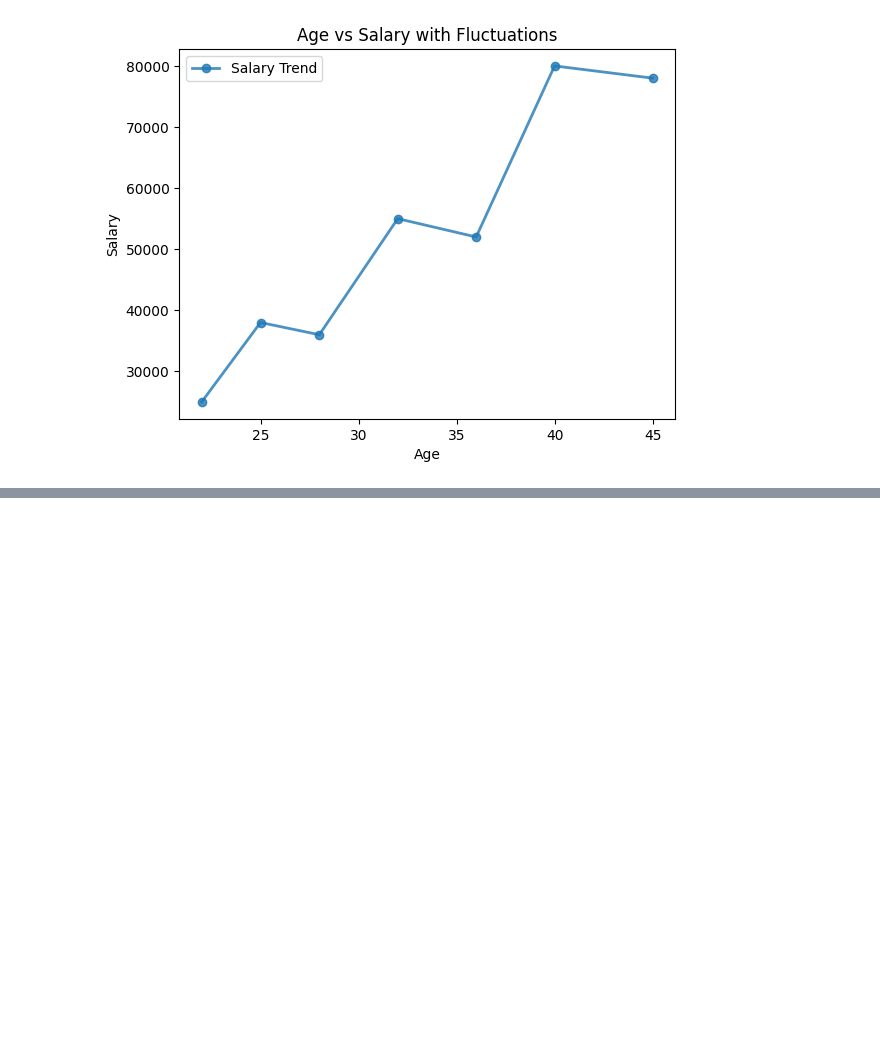
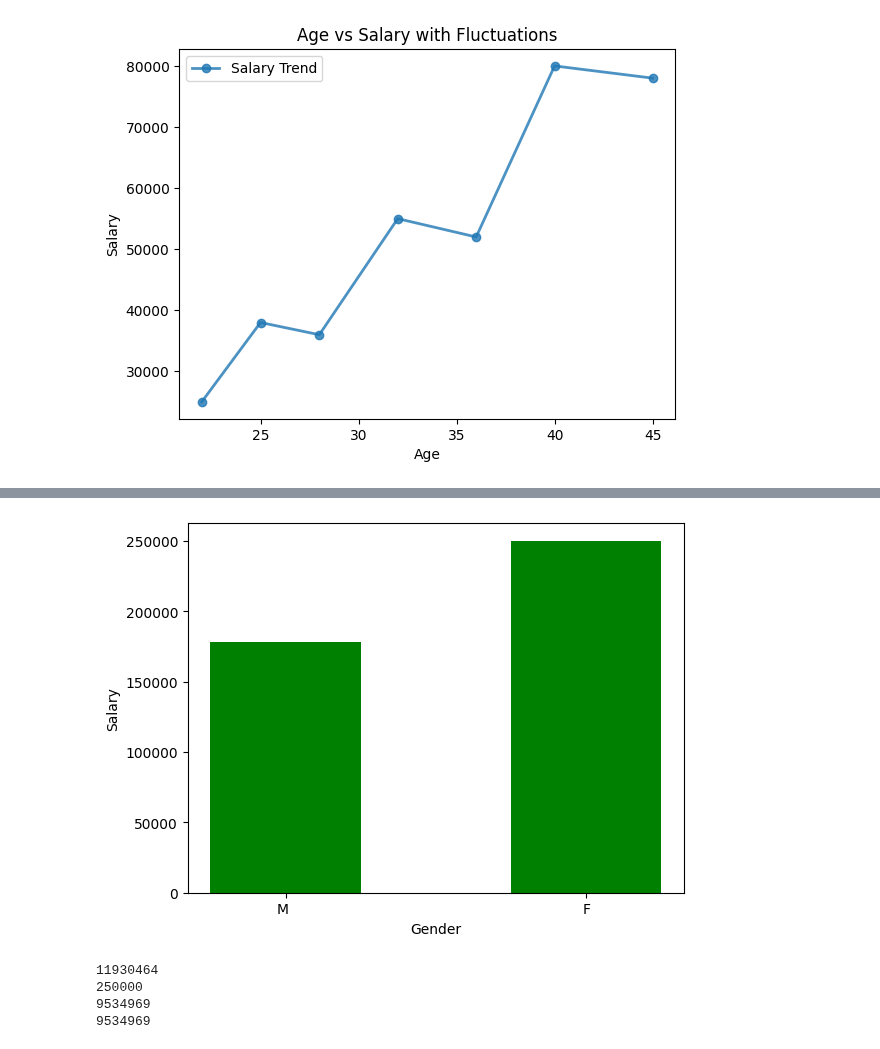
Before and after one commit to Masireddyvamshi/Exploratory_Data_Analysis, a Jupyter notebook: Matplotlib.ipynb, the cells around one changed output, grey strips where cells are left out. Saved outputs shown, nothing was run; the diff lists cells and outputs as text; code cells hidden in the pictures; blank space fills up the shorter version.

Commit message:
Upto bubble plot

```diff
--- a/Matplotlib.ipynb
+++ b/Matplotlib.ipynb
@@ -380,3 +380,5 @@ plt.show()
 # 🔻 Temporary drops → job switch / gap
 
 # 🔺 Sharp rise → promotion or role change
+# %%
+df=pd.read_csv(r"C:\Users\masir\Downloads\Datasets\HRDataset_v14.csv")
@@ -382,0 +395,2 @@ plt.show()
+# %%
+sample=df[[	'EmpID'	,'Sex',	'Department',	'DOB'	,'Salary']]
@@ -382,0 +410,18 @@ plt.show()
+# %%
+plt.bar(sample['Sex'],sample['Salary'],color='green',width=0.5,alpha=1)
+
+plt.xlabel('Gender')
+plt.ylabel('Salary')
+plt.show()
+# %% [output]
+[figure, added]
+# %%
+print(sample[sample['Sex']=='F']['Salary'].sum())
+print(sample[sample['Sex']=='F']['Salary'].max())
+print(sample[sample['Sex']=='M ']['Salary'].sum())
+print(sample[sample['Sex']=='M ']['Salary'].sum())
+# %% [output]
+11930464
+250000
+9534969
+9534969
```
Also changed, not shown: parts of 27 cells of this notebook.
